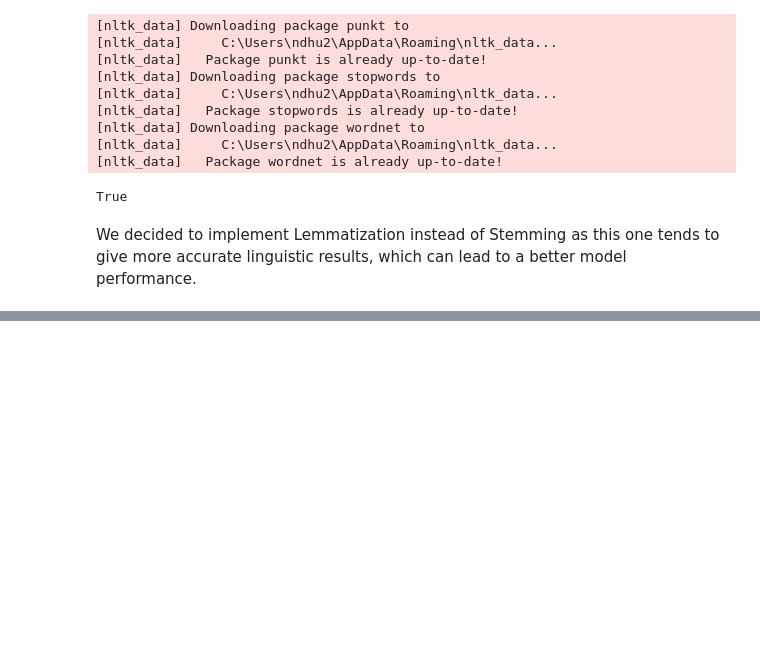
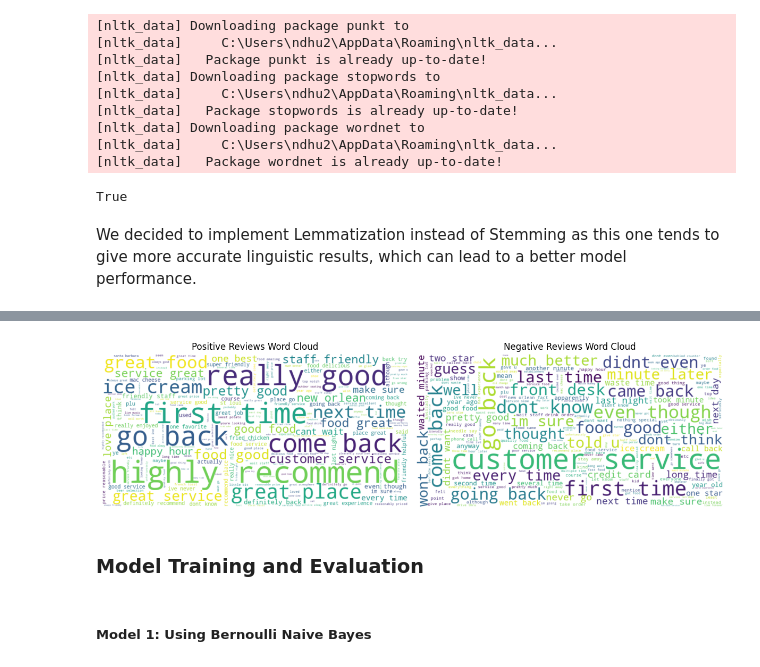
Before and after one commit to dars180602/Sentiment-Analysis-Interface, a Jupyter notebook: main.ipynb, the cells around one changed output, grey strips where cells are left out. Drawn from its saved outputs; the diff is of its cells as text; code cells hidden in the pictures; blank space fills up the shorter version.

```diff
--- a/main.ipynb
+++ b/main.ipynb
@@ -340,0 +438,37 @@ new_df.head()
+# %%
+import pandas as pd
+from wordcloud import WordCloud
+import matplotlib.pyplot as plt
+
+# Load the dataset
+df = pd.read_csv('yelp_lemmatized_data1.csv')
+
+# Separate positive and negative reviews based on star ratings
+positive_reviews = df[df['stars_x'] >= 4]['preprocessed_text'].str.cat(sep=' ')
+negative_reviews = df[df['stars_x'] <= 2]['preprocessed_text'].str.cat(sep=' ')
+
+# Generate word clouds for positive and negative reviews
+positive_wordcloud = WordCloud(width=800, height=400, background_color='white').generate(positive_reviews)
+negative_wordcloud = WordCloud(width=800, height=400, background_color='white').generate(negative_reviews)
+
+# Plot word clouds
+plt.figure(figsize=(12, 6))
+
+plt.subplot(1, 2, 1)
+plt.imshow(positive_wordcloud, interpolation='bilinear')
+plt.title('Positive Reviews Word Cloud')
+plt.axis('off')
+
+plt.subplot(1, 2, 2)
+plt.imshow(negative_wordcloud, interpolation='bilinear')
+plt.title('Negative Reviews Word Cloud')
+plt.axis('off')
+
+plt.tight_layout()
+plt.show()
+# %% [output]
+[figure, added]
+# %% [markdown]
+### **Model Training and Evaluation**
+# %% [markdown]
+##### **Model 1: Using Bernoulli Naive Bayes**
```
Also changed, not shown: parts of 80 cells of this notebook.
